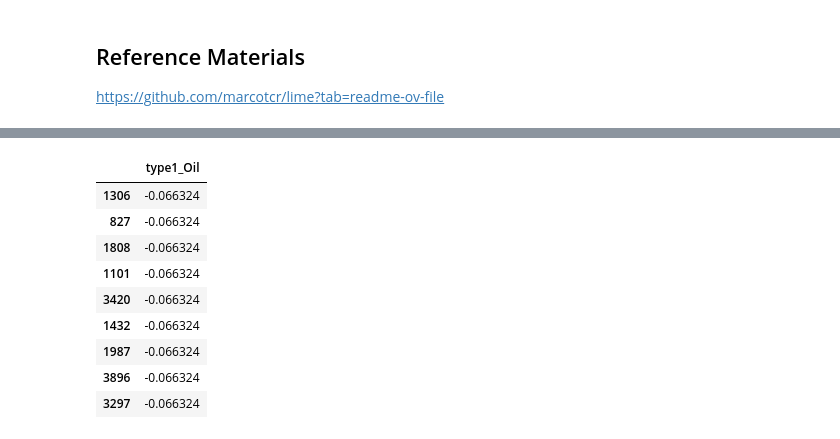
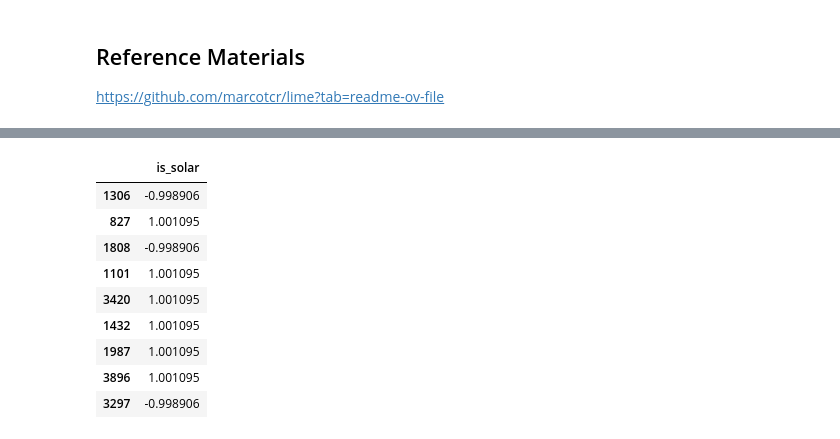
Before and after one commit to lsebin/Quennect, a Jupyter notebook: src/lime.ipynb, the cells around one changed output, grey strips where cells are left out. Drawn from its saved outputs; the diff is of its cells as text; code cells hidden in the pictures.

Commit message:
Changes to underlying data

```diff
--- a/src/lime.ipynb
+++ b/src/lime.ipynb
@@ -49,36 +49,3 @@ class Q_vecDataset(torch.utils.data.Dataset):
         y= y.to_numpy()
 
         return X, y
-# %%
-def prepare_data():
-    q_cleaned_old = pd.read_csv('data/data_vectorized_240228.csv')
-    q_cleaned_old.drop(['ia_status_Facility Study', 'ia_status_Feasibility Study',
-        'ia_status_IA Executed', 'ia_status_Operational',
-        'ia_status_System Impact Study', 'Unnamed: 0'], axis = 1, inplace=True)
-
-    exempt = []
-    for col in list(q_cleaned_old.columns):
-        if q_cleaned_old[col].max() < 1:
-            exempt.append(col)
-        if 'util' in col:
-            exempt.append(col)
-    q_cleaned_old.drop(columns = exempt, inplace=True)
-
-    # Use batch normalization here - subtract by mean of data + divide by variance
-    scaler = StandardScaler()
-    scaler.fit(q_cleaned_old)
-    q_cleaned_array = scaler.transform(q_cleaned_old)
-    q_cleaned = pd.DataFrame(q_cleaned_array, columns=q_cleaned_old.columns)
-
-
-    features = q_cleaned.drop(['ia_status_Withdrawn'], axis = 1)
-    target = q_cleaned_old['ia_status_Withdrawn']
-
-    seed = 42
-
-    rus = RandomUnderSampler(random_state=seed)
-    X_rus, y_rus= rus.fit_resample(features, target)
-    X_train, X_test, y_train, y_test = train_test_split(X_rus, y_rus,
-                                                            test_size = 0.2,
-                                                            random_state = seed)
-    return X_train, X_test, y_train, y_test
@@ -122,16 +207,16 @@ X_test_df.head()
 # %%
-X_test_df[['type1_Oil']].iloc[1:10]
+X_test_df[['is_solar']].iloc[1:10]
 # %% [output]
-|  | type1_Oil |
-| 1306 | -0.066324 |
-| 827 | -0.066324 |
-| 1808 | -0.066324 |
-| 1101 | -0.066324 |
-| 3420 | -0.066324 |
-| 1432 | -0.066324 |
-| 1987 | -0.066324 |
-| 3896 | -0.066324 |
-| 3297 | -0.066324 |
+|  | is_solar |
+| 1306 | -0.998906 |
+| 827 | 1.001095 |
+| 1808 | -0.998906 |
+| 1101 | 1.001095 |
+| 3420 | 1.001095 |
+| 1432 | 1.001095 |
+| 1987 | 1.001095 |
+| 3896 | 1.001095 |
+| 3297 | -0.998906 |
 # %%
 X_test = np.array(X_test)
 # %%
```
Also changed, not shown: parts of 11 cells of this notebook, 4 other files.
